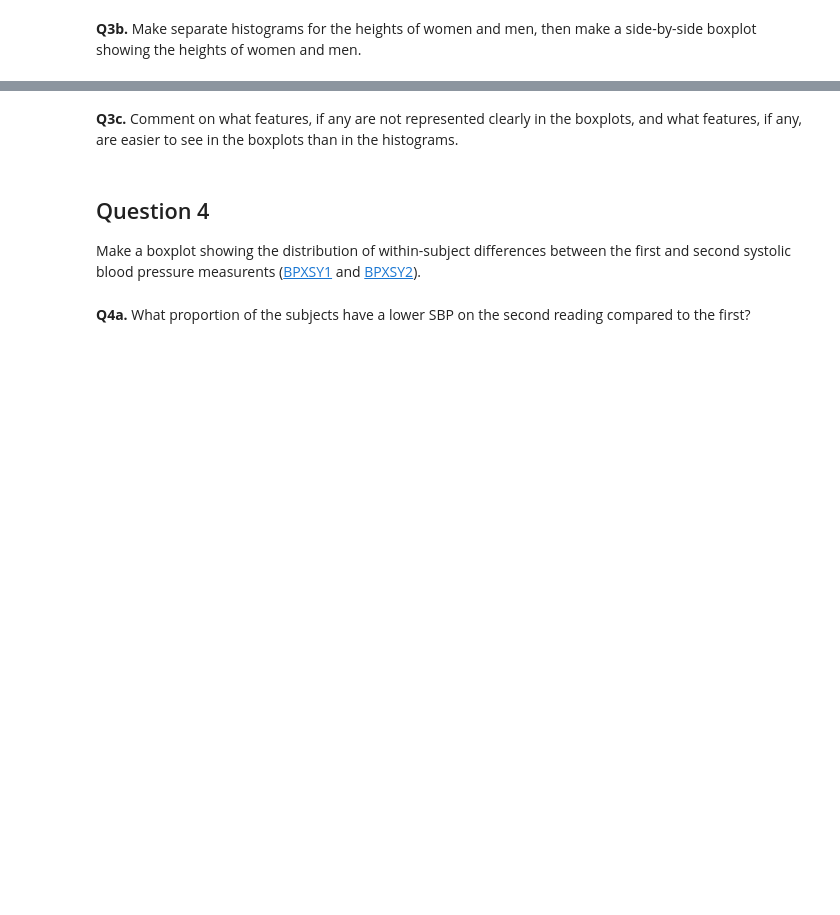
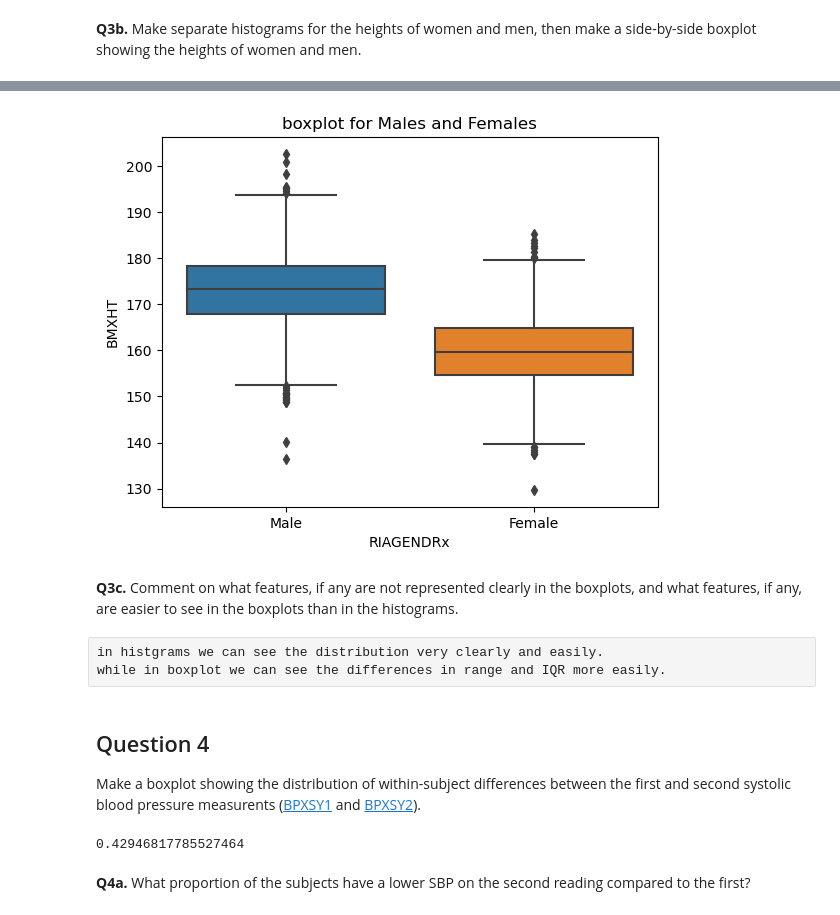
Before and after one commit to elsayedg/Statistics-with-Python-Specialization, a Jupyter notebook: 1_Understanding and Visualizing Data with Python/WEEK 2 - UNIVARIATE DATA/4- nhanes_univariate_practice.ipynb, the cells around one changed output, grey strips where cells are left out. Saved outputs shown, nothing was run; the diff lists cells and outputs as text; code cells hidden in the pictures; blank space fills up the shorter version.

```diff
--- a/1_Understanding and Visualizing Data with Python/WEEK 2 - UNIVARIATE DATA/4- nhanes_univariate_practice.ipynb
+++ b/1_Understanding and Visualizing Data with Python/WEEK 2 - UNIVARIATE DATA/4- nhanes_univariate_practice.ipynb
@@ -241,11 +235,26 @@ __Q3b.__ Make separate histograms for the heights of women and men, then make a
+# %%
+sns.boxplot(x ="RIAGENDRx" , y ="BMXHT" ,data= da)
+plt.title("boxplot for Males and Females")
+plt.show()
+# %% [output]
+[figure, added]
 # %% [markdown]
 __Q3c.__ Comment on what features, if any are not represented clearly in the boxplots, and what features, if any, are easier to see in the boxplots than in the histograms.
+# %% [raw]
+in histgrams we can see the distribution very clearly and easily.
+while in boxplot we can see the differences in range and IQR more easily.
 # %% [markdown]
 ## Question 4
 
 Make a boxplot showing the distribution of within-subject differences between the first and second systolic blood pressure measurents ([BPXSY1](https://wwwn.cdc.gov/Nchs/Nhanes/2015-2016/BPX_I.htm#BPXSY1) and [BPXSY2](https://wwwn.cdc.gov/Nchs/Nhanes/2015-2016/BPX_I.htm#BPXSY2)).
 # %%
 # insert your code here
+diff = da.BPXSY1 - da.BPXSY2
+diff_flag = (diff > 0)
+
+np.mean(diff_flag)
+# %% [output]
+0.42946817785527464
 # %% [markdown]
 __Q4a.__ What proportion of the subjects have a lower SBP on the second reading compared to the first?
 # %%
```
Also changed, not shown: parts of 14 cells of this notebook, 1 other file.
